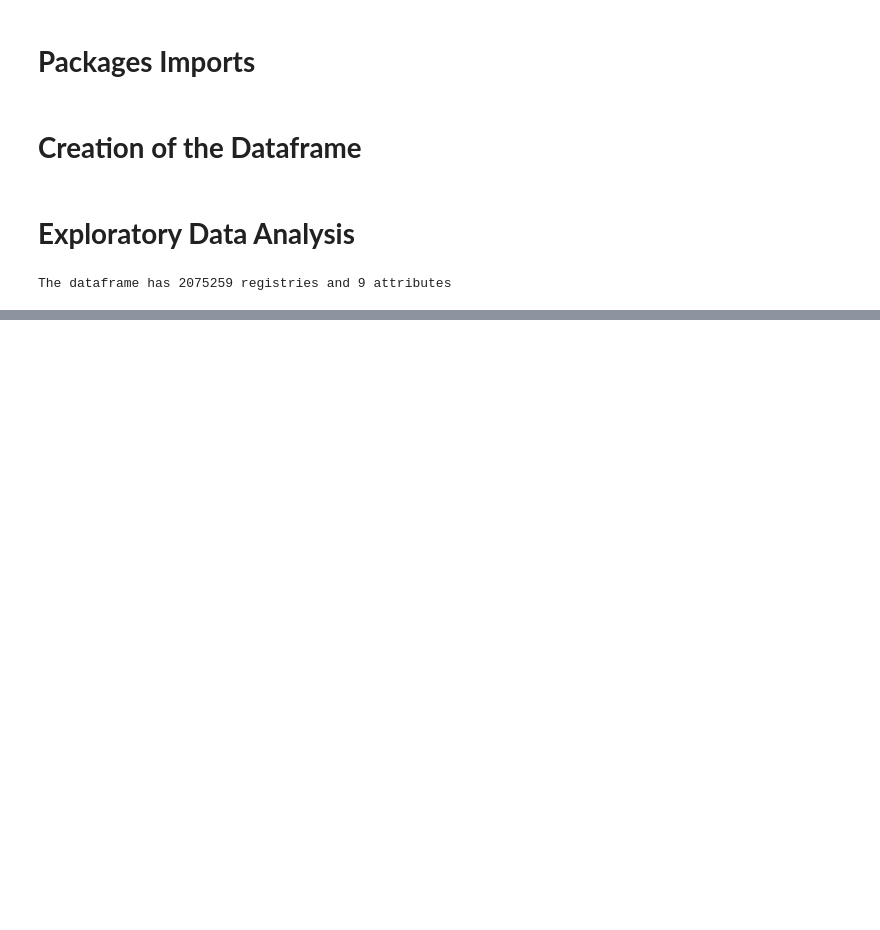
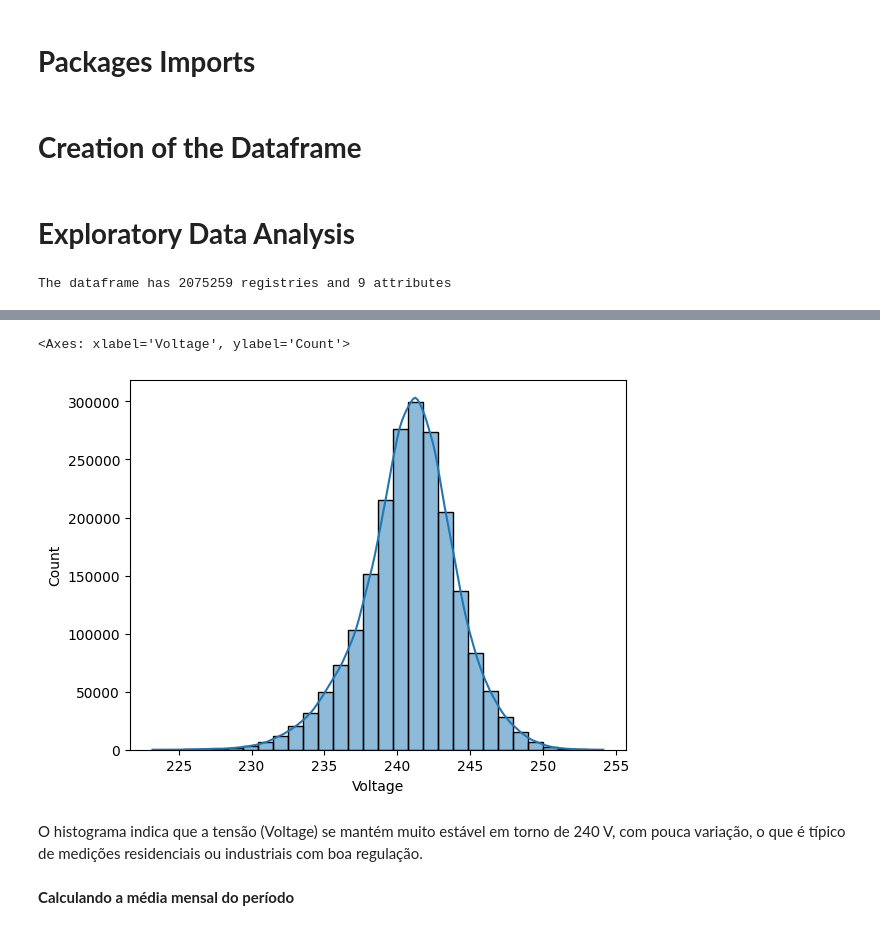
Before and after one commit to SunaUezuri/ElectricalEnergyConsumption, a Jupyter notebook: ElectricalEnergyConsumption.ipynb, the cells around one changed output, grey strips where cells are left out. Cells and saved outputs as stored; diff of their text form; code cells hidden in the pictures; blank space fills up the shorter version.

```diff
--- a/ElectricalEnergyConsumption.ipynb
+++ b/ElectricalEnergyConsumption.ipynb
@@ -50,0 +243,9 @@ df1
+# %%
+sns.histplot(data=df, x="Voltage", bins=30, kde=True)
+# %% [output]
+<Axes: xlabel='Voltage', ylabel='Count'>
+[figure, added]
+# %% [markdown]
+O histograma indica que a tensão (Voltage) se mantém muito estável em torno de 240 V, com pouca variação, o que é típico de medições residenciais ou industriais com boa regulação.
+# %% [markdown]
+**Calculando a média mensal do período**
```
Also changed, not shown: parts of 30 cells of this notebook.
